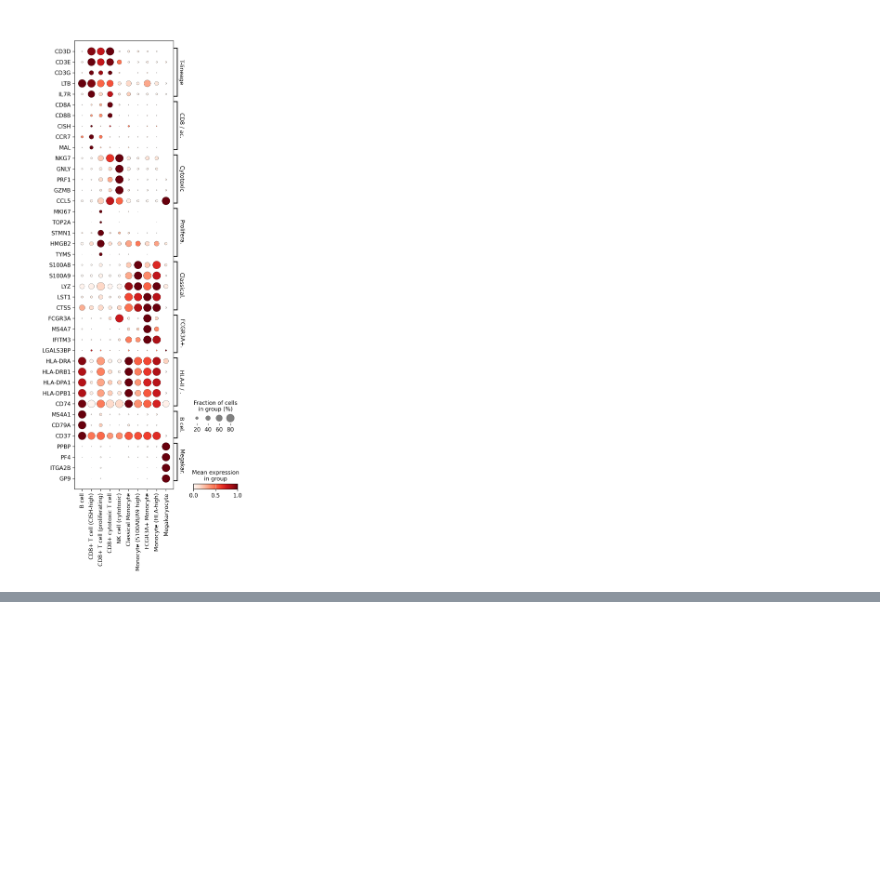
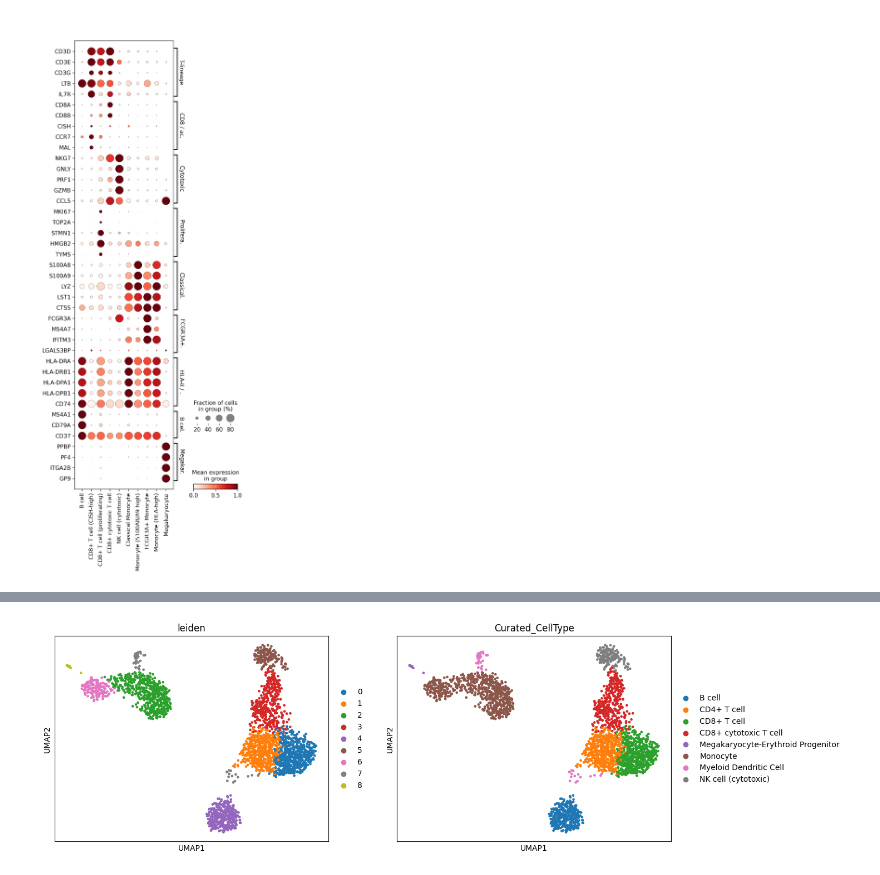
Before and after one commit to kenflab/LLM-scCurator, a Jupyter notebook: examples/colab/colab_quickstart.ipynb, the cells around one changed output, grey strips where cells are left out. Drawn from its saved outputs; the diff is of its cells as text; code cells hidden in the pictures; blank space fills up the shorter version.

```diff
--- a/examples/colab/colab_quickstart.ipynb
+++ b/examples/colab/colab_quickstart.ipynb
@@ -351,0 +445,4 @@ sc.pl.dotplot(
+# %%
+sc.pl.umap(adata, color=["leiden", f"{prefix}_CellType"])
+# %% [output]
+[figure, added]
```
Also changed, not shown: parts of 11 cells of this notebook.
